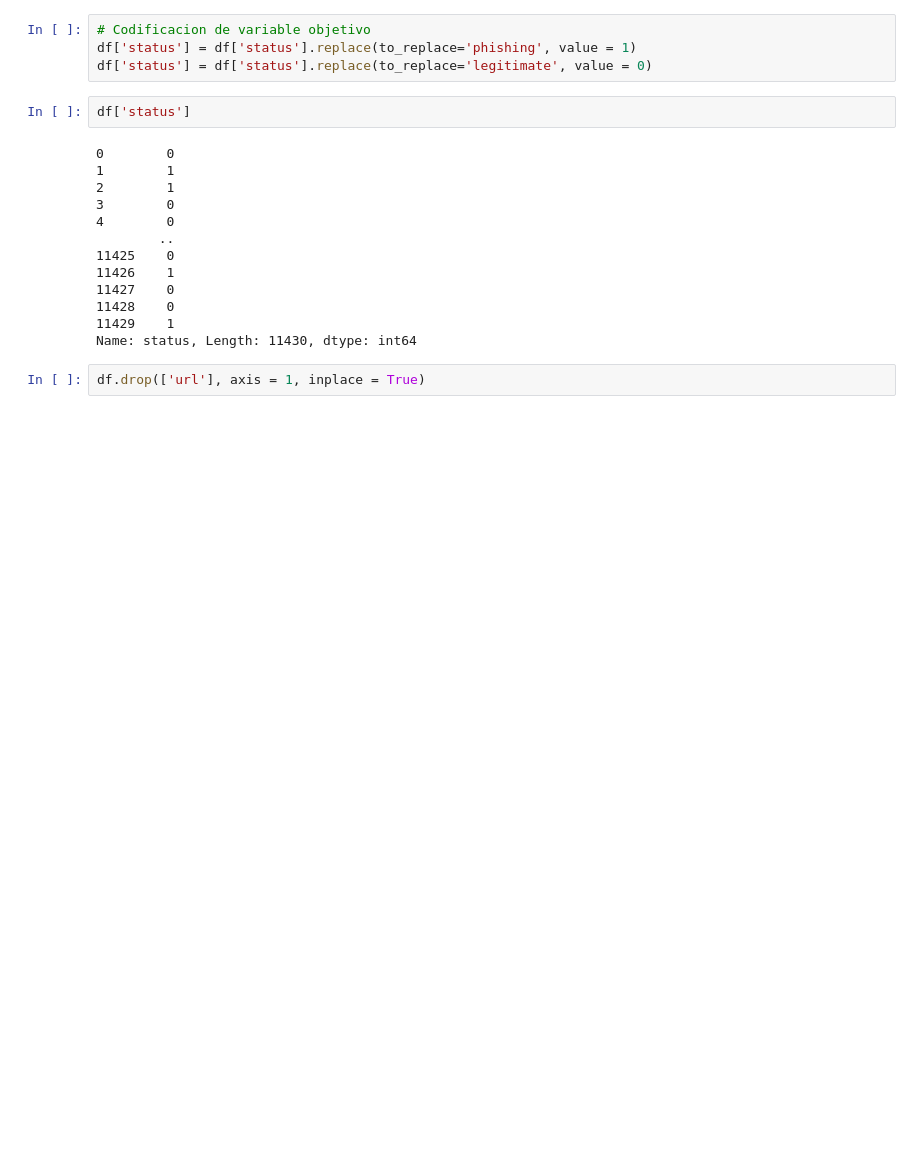
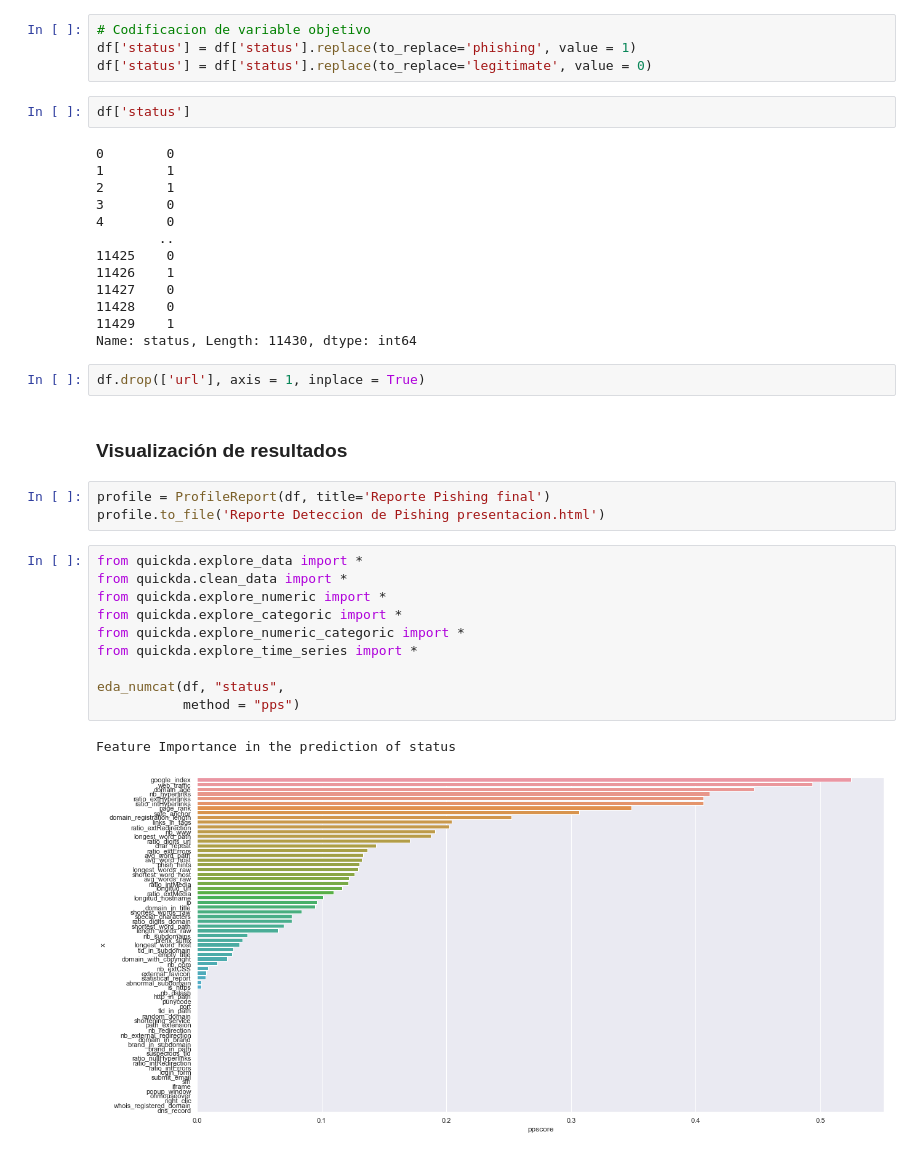
Before and after one commit to dianaxime/SS_LAB01, a Jupyter notebook: LAB01.ipynb, the cells around one changed output. Saved outputs shown, nothing was run; the diff lists cells and outputs as text; blank space fills up the shorter version.

```diff
--- a/LAB01.ipynb
+++ b/LAB01.ipynb
@@ -251,3 +235,21 @@ df['status']
 Name: status, Length: 11430, dtype: int64
 # %%
 df.drop(['url'], axis = 1, inplace = True)
+# %% [markdown]
+### Visualización de resultados
+# %%
+profile = ProfileReport(df, title='Reporte Pishing final')
+profile.to_file('Reporte Deteccion de Pishing presentacion.html')
+# %%
+from quickda.explore_data import *
+from quickda.clean_data import *
+from quickda.explore_numeric import *
+from quickda.explore_categoric import *
+from quickda.explore_numeric_categoric import *
+from quickda.explore_time_series import *
+
+eda_numcat(df, "status",
+           method = "pps")
+# %% [output]
+Feature Importance in the prediction of status
+[figure, added]
```
Also changed, not shown: parts of 21 cells of this notebook, 4 other files.
